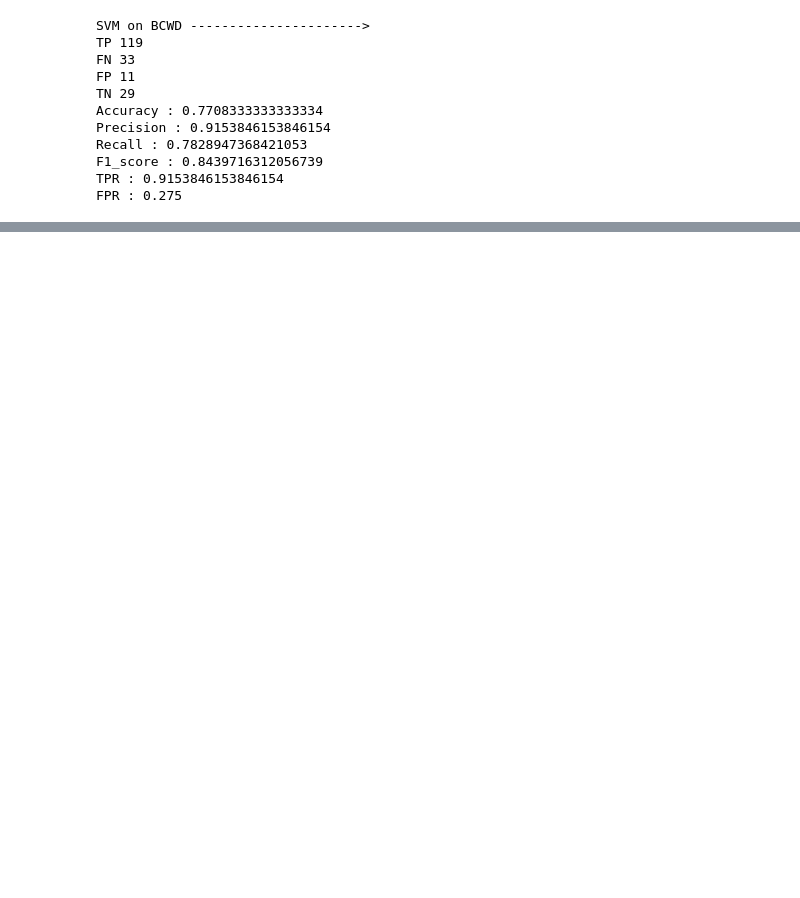
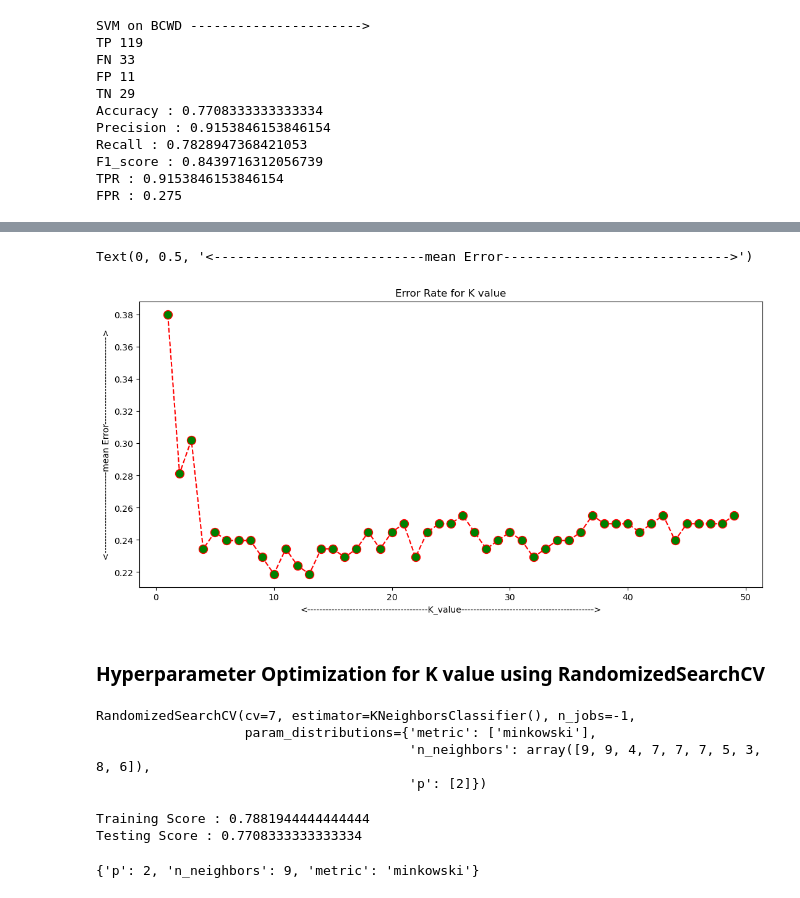
Before and after one commit to 573-pankaj/Work-on-Pima-Indians-Diabetes-Database, a Jupyter notebook: Code/Code_Pima Indian Diabetes Disease Dataset (PIDDD) by Pankaj.ipynb, the cells around one changed output, grey strips where cells are left out. Drawn from its saved outputs; the diff is of its cells as text; code cells hidden in the pictures; blank space fills up the shorter version.

```diff
--- a/Code/Code_Pima Indian Diabetes Disease Dataset (PIDDD) by Pankaj.ipynb
+++ b/Code/Code_Pima Indian Diabetes Disease Dataset (PIDDD) by Pankaj.ipynb
@@ -740,11 +755,11 @@ with timer() as t:
     random_state=None)
 
     SVM.fit(X_train, Y_train)
-    predictions= SVM.predict(X_test)
+    y_predSVM_rbf= SVM.predict(X_test)
     print(("training score : {}").format(SVM.score(X_train, Y_train)))
-    print(("testing score : {}").format(accuracy_score(Y_test, predictions)))
-    print(classification_report(Y_test, predictions))
-    print(confusion_matrix(Y_test, predictions))
+    print(("testing score : {}").format(accuracy_score(Y_test, y_predSVM_rbf)))
+    print(classification_report(Y_test, y_predSVM_rbf))
+    print(confusion_matrix(Y_test, y_predSVM_rbf))
 # %% [output]
 training score : 0.7586805555555556
 testing score : 0.7708333333333334
@@ -809,0 +1355,5 @@ Observations :
+# %%
+#Logistic Regression
+from sklearn.linear_model import LogisticRegression
+log = LogisticRegression(random_state=0)
+log.fit(X_train,Y_train)
@@ -809,0 +1362,5 @@ Observations :
+# %%
+with timer() as t:
+    from sklearn.linear_model import LogisticRegression
+    log = LogisticRegression(random_state=0)
+    log.fit(X_train,Y_train)
@@ -809,0 +1621,19 @@ Observations :
+# %%
+error = []
+# Calculating error for k between 1 and 60
+for i in range(1,50):
+    knn = KNeighborsClassifier(n_neighbors = i)
+    knn.fit(X_train, Y_train)
+    pred_i = knn.predict(X_test)
+    error.append(np.mean(pred_i != Y_test))
+# %%
+plt.figure(figsize=(13,6))
+plt.plot(range(1,50),error,color='red',linestyle='dashed',marker='o', markerfacecolor='green', markersize = 10)
+plt.title("Error Rate for K value")
+plt.xlabel('<----------------------------------------K_value-------------------------------------------->')
+plt.ylabel("<---------------------------mean Error----------------------------->")
+# %% [output]
+Text(0, 0.5, '<---------------------------mean Error----------------------------->')
+[figure, added]
+# %% [markdown]
+### Hyperparameter Optimization for K value using RandomizedSearchCV
@@ -809,0 +1643,21 @@ Observations :
+# %%
+k = np.random.randint(1,10,10)
+# define list of parameters for the model
+KNN_params = {'n_neighbors': k, 'p':[2], 'metric':['minkowski']}
+random_search =  RandomizedSearchCV(knn, KNN_params, n_iter = 10, cv = 7, n_jobs = -1, verbose = 0 )
+random_search.fit(X_train,Y_train)
+# %% [output]
+RandomizedSearchCV(cv=7, estimator=KNeighborsClassifier(), n_jobs=-1,
+                   param_distributions={'metric': ['minkowski'],
+                                        'n_neighbors': array([9, 9, 4, 7, 7, 7, 5, 3, 8, 6]),
+                                        'p': [2]})
+# %%
+print("Training Score : " + str(random_search.score(X_train,Y_train)))
+print("Testing Score : " + str(random_search.score(X_test, Y_test)))
+# %% [output]
+Training Score : 0.7881944444444444
+Testing Score : 0.7708333333333334
+# %%
+print(random_search.best_params_)
+# %% [output]
+{'p': 2, 'n_neighbors': 9, 'metric': 'minkowski'}
```
Also changed, not shown: parts of 55 cells of this notebook, 3 other files.
